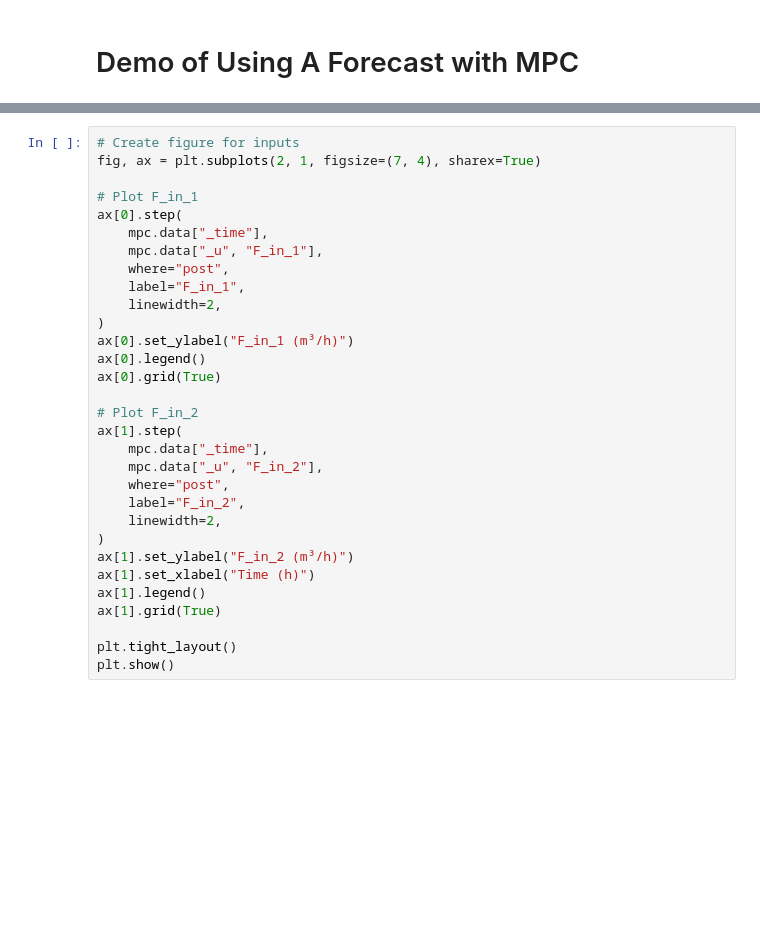
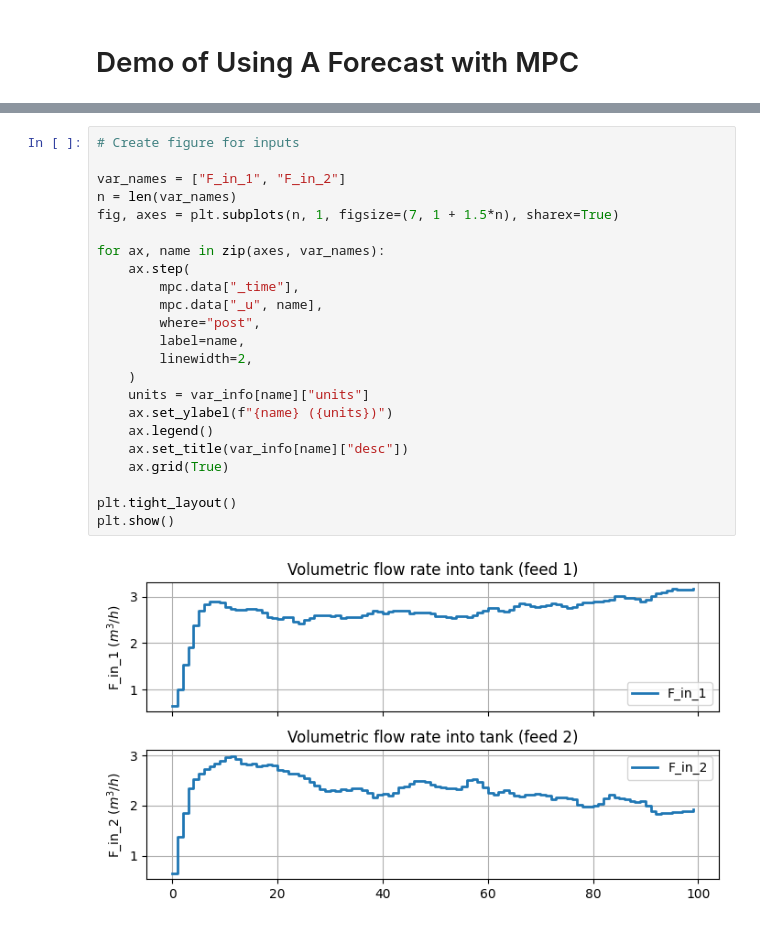
Before and after one commit to billtubbs/feed-conc-ctrl, a Jupyter notebook: do-mpc-forecast-demo.ipynb, the cells around one changed output, grey strips where cells are left out. Saved outputs shown, nothing was run; the diff lists cells and outputs as text; blank space fills up the shorter version.

```diff
--- a/do-mpc-forecast-demo.ipynb
+++ b/do-mpc-forecast-demo.ipynb
@@ -253,32 +515,26 @@ plt.show()
 # %%
 # Create figure for inputs
-fig, ax = plt.subplots(2, 1, figsize=(7, 4), sharex=True)
 
-# Plot F_in_1
-ax[0].step(
-    mpc.data["_time"],
-    mpc.data["_u", "F_in_1"],
-    where="post",
-    label="F_in_1",
-    linewidth=2,
-)
-ax[0].set_ylabel("F_in_1 (m³/h)")
-ax[0].legend()
-ax[0].grid(True)
+var_names = ["F_in_1", "F_in_2"]
+n = len(var_names)
+fig, axes = plt.subplots(n, 1, figsize=(7, 1 + 1.5*n), sharex=True)
 
-# Plot F_in_2
-ax[1].step(
-    mpc.data["_time"],
-    mpc.data["_u", "F_in_2"],
-    where="post",
-    label="F_in_2",
-    linewidth=2,
-)
-ax[1].set_ylabel("F_in_2 (m³/h)")
-ax[1].set_xlabel("Time (h)")
-ax[1].legend()
-ax[1].grid(True)
+for ax, name in zip(axes, var_names):
+    ax.step(
+        mpc.data["_time"],
+        mpc.data["_u", name],
+        where="post",
+        label=name,
+        linewidth=2,
+    )
+    units = var_info[name]["units"]
+    ax.set_ylabel(f"{name} ({units})")
+    ax.legend()
+    ax.set_title(var_info[name]["desc"])
+    ax.grid(True)
 
 plt.tight_layout()
 plt.show()
+# %% [output]
+[figure, added]
 # %%
```
Also changed, not shown: parts of 25 cells of this notebook.
